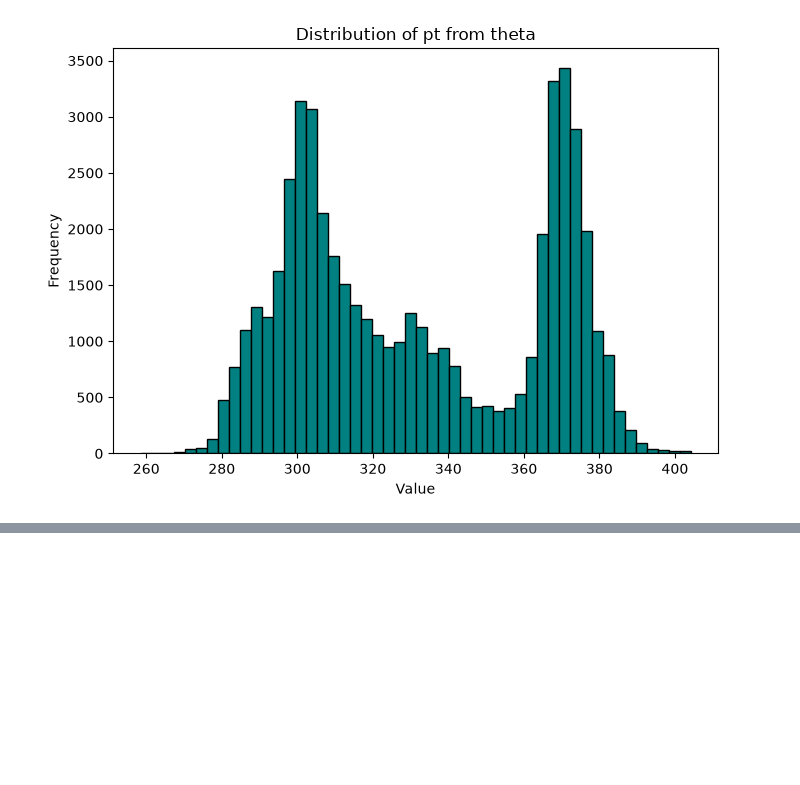
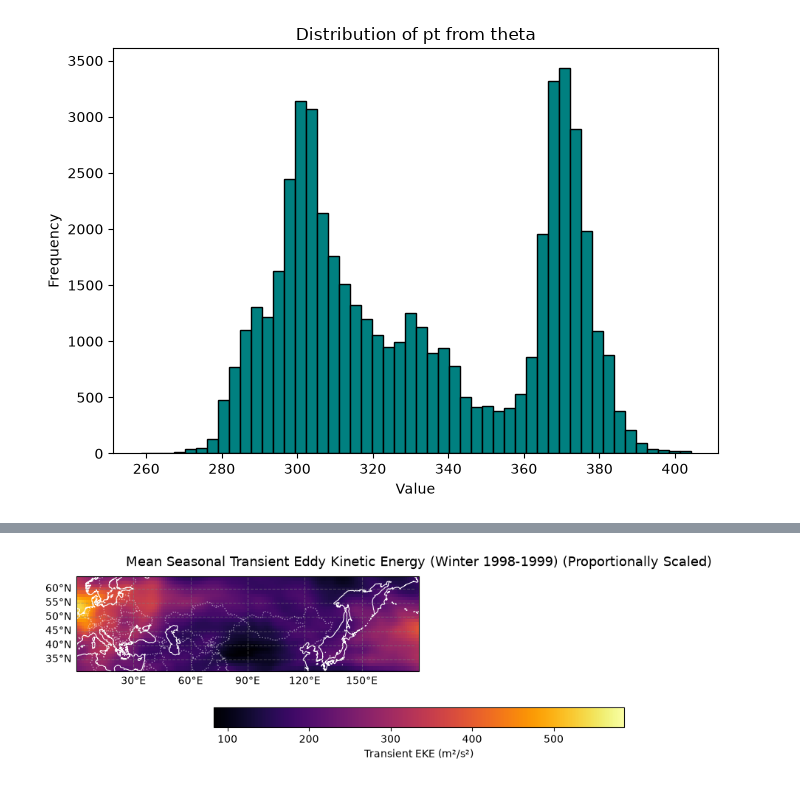
Before and after one commit to Erdos-Projects/fall-2026-atmospheric-blocking, a Jupyter notebook: notebooks/eda.ipynb, the cells around one changed output, grey strips where cells are left out. Saved outputs shown, nothing was run; the diff lists cells and outputs as text; code cells hidden in the pictures; blank space fills up the shorter version.

```diff
--- a/notebooks/eda.ipynb
+++ b/notebooks/eda.ipynb
@@ -94,0 +186,76 @@ plt.show()
+# %%
+import matplotlib.pyplot as plt
+import numpy as np
+
+# Check for Cartopy availability
+try:
+    import cartopy.crs as ccrs
+    import cartopy.feature as cfeature
+    from cartopy.util import add_cyclic_point
+    HAVE_CARTOPY = True
+except ImportError:
+    HAVE_CARTOPY = False
+
+# Use a wider, shorter figure size tailored for a mid-latitude strip
+plt.figure(figsize=(10, 3.3))
+
+if HAVE_CARTOPY:
+    # Use standard PlateCarree matching your 0-360 data structure
+    ax = plt.axes(projection=ccrs.PlateCarree())
+
+    # Add cyclic point to close the seam smoothly
+    eke_cyclic, lons_cyclic = add_cyclic_point(mean_eke, coord=uv_lons, axis=1)
+
+    # Create 2D mesh grids
+    lon2d, lat2d = np.meshgrid(lons_cyclic, trimmed_lats)
+
+    # Plot using pcolormesh
+    im = ax.pcolormesh(
+        lon2d, lat2d, eke_cyclic,
+        transform=ccrs.PlateCarree(),
+        cmap="inferno",
+        shading="auto"
+    )
+
+    # Set limits explicitly
+    ax.set_xlim(lons_cyclic.min(), lons_cyclic.max())
+    ax.set_ylim(trimmed_lats.min(), trimmed_lats.max())
+
+    # Fix the map aspect ratio based on the central latitude cosine scale
+    # This prevents the north-south or east-west squishing artifacts
+    center_lat_rad = np.deg2rad(np.mean(trimmed_lats))
+    ax.set_aspect(1.0 / np.cos(center_lat_rad))
+
+    # Add map overlays
+    ax.coastlines(resolution="50m", color="white", linewidth=0.8)
+    ax.add_feature(cfeature.BORDERS, linestyle=":", edgecolor="white", alpha=0.5)
+    ax.add_feature(cfeature.LAND, facecolor="lightgray", alpha=0.2)
+
+    # Add gridlines with labels
+    gl = ax.gridlines(draw_labels=True, dms=True, x_inline=False, y_inline=False, color="gray", alpha=0.5, linestyle="--")
+    gl.top_labels = False
+    gl.right_labels = False
+
+    title_suffix = " (Proportionally Scaled)"
+else:
+    # Fallback if Cartopy is missing
+    im = plt.imshow(
+        mean_eke,
+        origin="lower",
+        extent=[uv_lons[0], uv_lons[-1], trimmed_lats[0], trimmed_lats[-1]],
+        cmap="inferno",
+        aspect="auto"
+    )
+    plt.xlabel("Longitude (°)")
+    plt.ylabel("Latitude (°N)")
+    plt.grid(True, linestyle=":", alpha=0.4, color="white")
+    title_suffix = " (Standard Grid)"
+
+# Colorbar and formatting (tucked neatly underneath)
+plt.colorbar(im, label="Transient EKE (m²/s²)", orientation="horizontal", pad=0.18, shrink=0.6)
+plt.title(f"Mean Seasonal Transient Eddy Kinetic Energy (Winter 1998-1999){title_suffix}", fontsize=13, pad=10)
+
+plt.tight_layout()
+plt.show()
+# %% [output]
+[figure, added]
```
Also changed, not shown: parts of 19 cells of this notebook.
